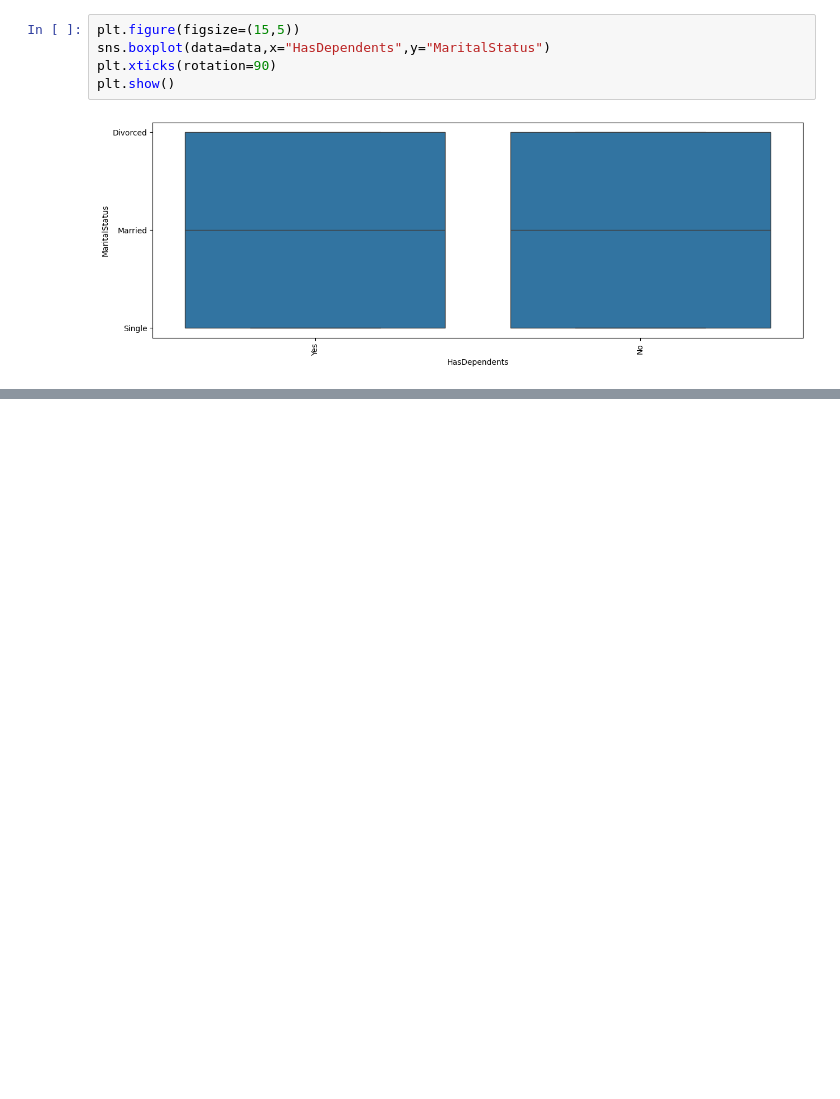
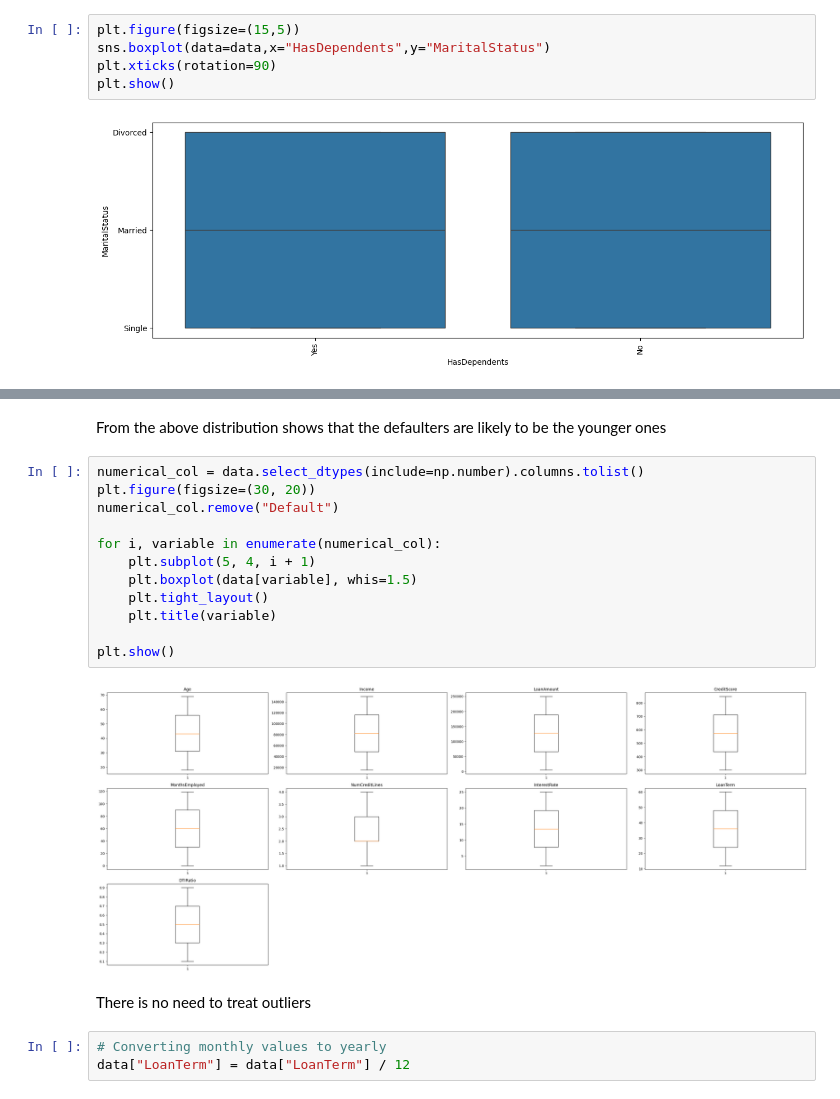
Before and after one commit to Afigodoga/AfiRep, a Jupyter notebook: Loandefault.ipynb, the cells around one changed output, grey strips where cells are left out. Saved outputs shown, nothing was run; the diff lists cells and outputs as text; blank space fills up the shorter version.

```diff
--- a/Loandefault.ipynb
+++ b/Loandefault.ipynb
@@ -161,0 +292,21 @@ plt.show()
+# %% [markdown]
+From the above distribution shows that the defaulters are likely to be the younger ones
+# %%
+numerical_col = data.select_dtypes(include=np.number).columns.tolist()
+plt.figure(figsize=(30, 20))
+numerical_col.remove("Default")
+
+for i, variable in enumerate(numerical_col):
+    plt.subplot(5, 4, i + 1)
+    plt.boxplot(data[variable], whis=1.5)
+    plt.tight_layout()
+    plt.title(variable)
+
+plt.show()
+# %% [output]
+[figure, added]
+# %% [markdown]
+There is no need to treat outliers
+# %%
+# Converting monthly values to yearly
+data["LoanTerm"] = data["LoanTerm"] / 12
```
Also changed, not shown: parts of 10 cells of this notebook.
